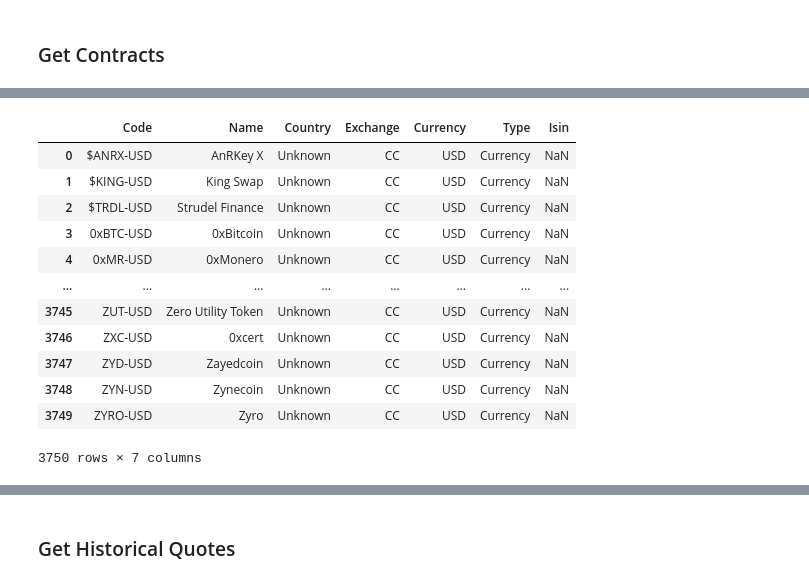
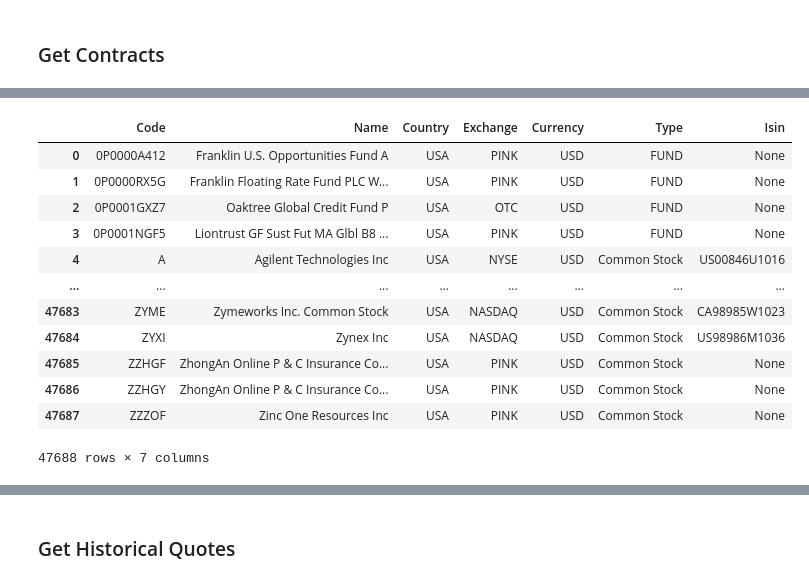
Before and after one commit to mcreutz/playground, a Jupyter notebook: finance/data_api/eod_histo_data.ipynb, the cells around one changed output, grey strips where cells are left out. Drawn from its saved outputs; the diff is of its cells as text; code cells hidden in the pictures.

```diff
--- a/finance/data_api/eod_histo_data.ipynb
+++ b/finance/data_api/eod_histo_data.ipynb
@@ -44,21 +57,20 @@ exchanges[60:]
 # %%
-EXCHANGE_CODE = "CC"
+EXCHANGE_CODE = "US"
 contracts = pd.read_json(f"https://eodhistoricaldata.com/api/exchange-symbol-list/{EXCHANGE_CODE}?api_token={API_KEY}&fmt=json")
-contracts
 # %% [output]
 |  | Code | Name | Country | Exchange | Currency | Type | Isin |
-| 0 | $ANRX-USD | AnRKey X | Unknown | CC | USD | Currency | NaN |
-| 1 | $KING-USD | King Swap | Unknown | CC | USD | Currency | NaN |
-| 2 | $TRDL-USD | Strudel Finance | Unknown | CC | USD | Currency | NaN |
-| 3 | 0xBTC-USD | 0xBitcoin | Unknown | CC | USD | Currency | NaN |
-| 4 | 0xMR-USD | 0xMonero | Unknown | CC | USD | Currency | NaN |
+| 0 | 0P0000A412 | Franklin U.S. Opportunities Fund A | USA | PINK | USD | FUND | None |
+| 1 | 0P0000RX5G | Franklin Floating Rate Fund PLC W... | USA | PINK | USD | FUND | None |
+| 2 | 0P0001GXZ7 | Oaktree Global Credit Fund P | USA | OTC | USD | FUND | None |
+| 3 | 0P0001NGF5 | Liontrust GF Sust Fut MA Glbl B8 ... | USA | PINK | USD | FUND | None |
+| 4 | A | Agilent Technologies Inc | USA | NYSE | USD | Common Stock | US00846U1016 |
 | ... | ... | ... | ... | ... | ... | ... | ... |
-| 3745 | ZUT-USD | Zero Utility Token | Unknown | CC | USD | Currency | NaN |
-| 3746 | ZXC-USD | 0xcert | Unknown | CC | USD | Currency | NaN |
-| 3747 | ZYD-USD | Zayedcoin | Unknown | CC | USD | Currency | NaN |
-| 3748 | ZYN-USD | Zynecoin | Unknown | CC | USD | Currency | NaN |
-| 3749 | ZYRO-USD | Zyro | Unknown | CC | USD | Currency | NaN |
+| 47683 | ZYME | Zymeworks Inc. Common Stock | USA | NASDAQ | USD | Common Stock | CA98985W1023 |
+| 47684 | ZYXI | Zynex Inc | USA | NASDAQ | USD | Common Stock | US98986M1036 |
+| 47685 | ZZHGF | ZhongAn Online P & C Insurance Co... | USA | PINK | USD | Common Stock | None |
+| 47686 | ZZHGY | ZhongAn Online P & C Insurance Co... | USA | PINK | USD | Common Stock | None |
+| 47687 | ZZZOF | Zinc One Resources Inc | USA | PINK | USD | Common Stock | None |
-3750 rows × 7 columns
+47688 rows × 7 columns
 # %%
 contracts['Type'].value_counts()
 # %% [output]
```
Also changed, not shown: parts of 6 cells of this notebook.
